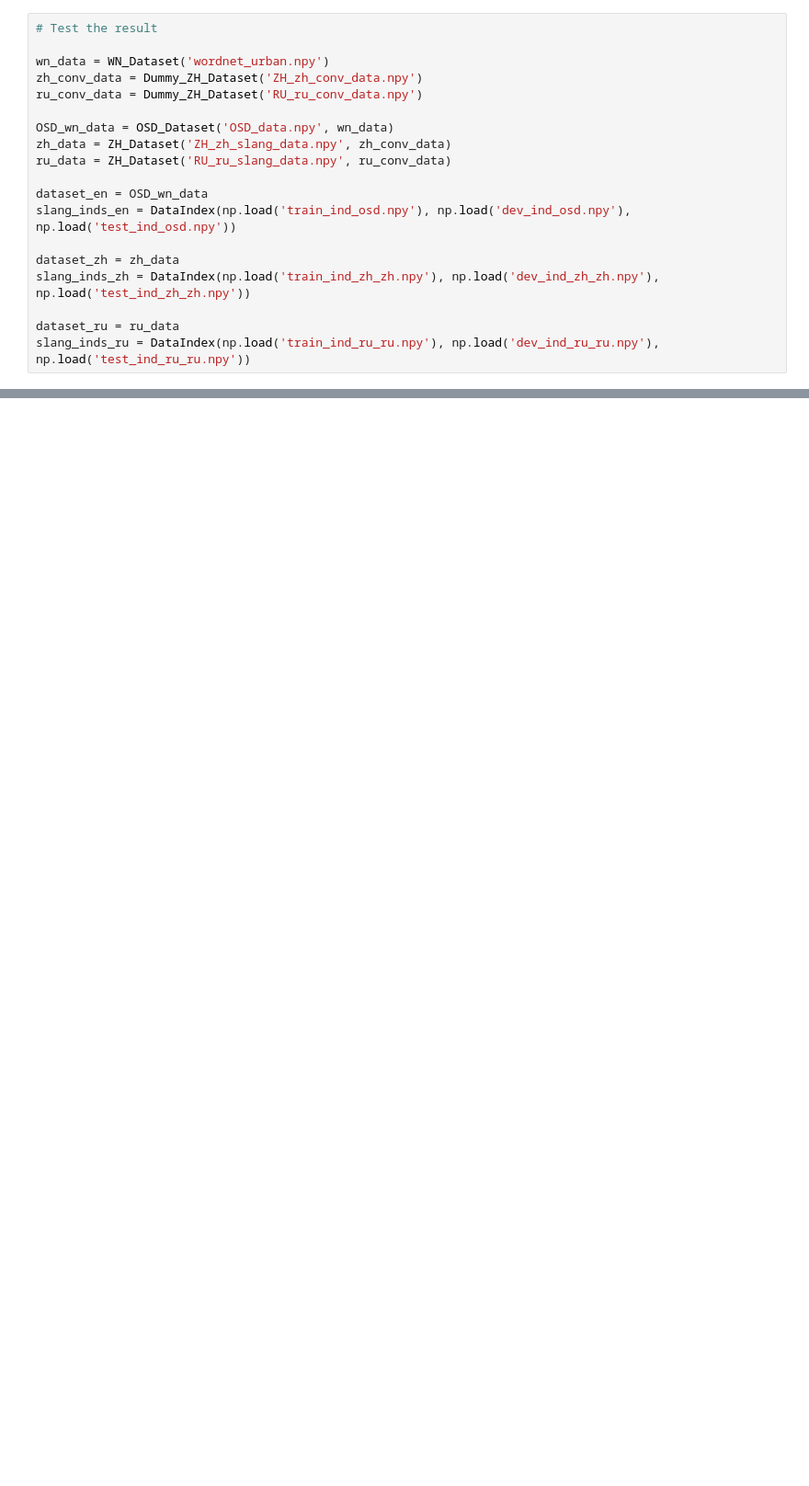
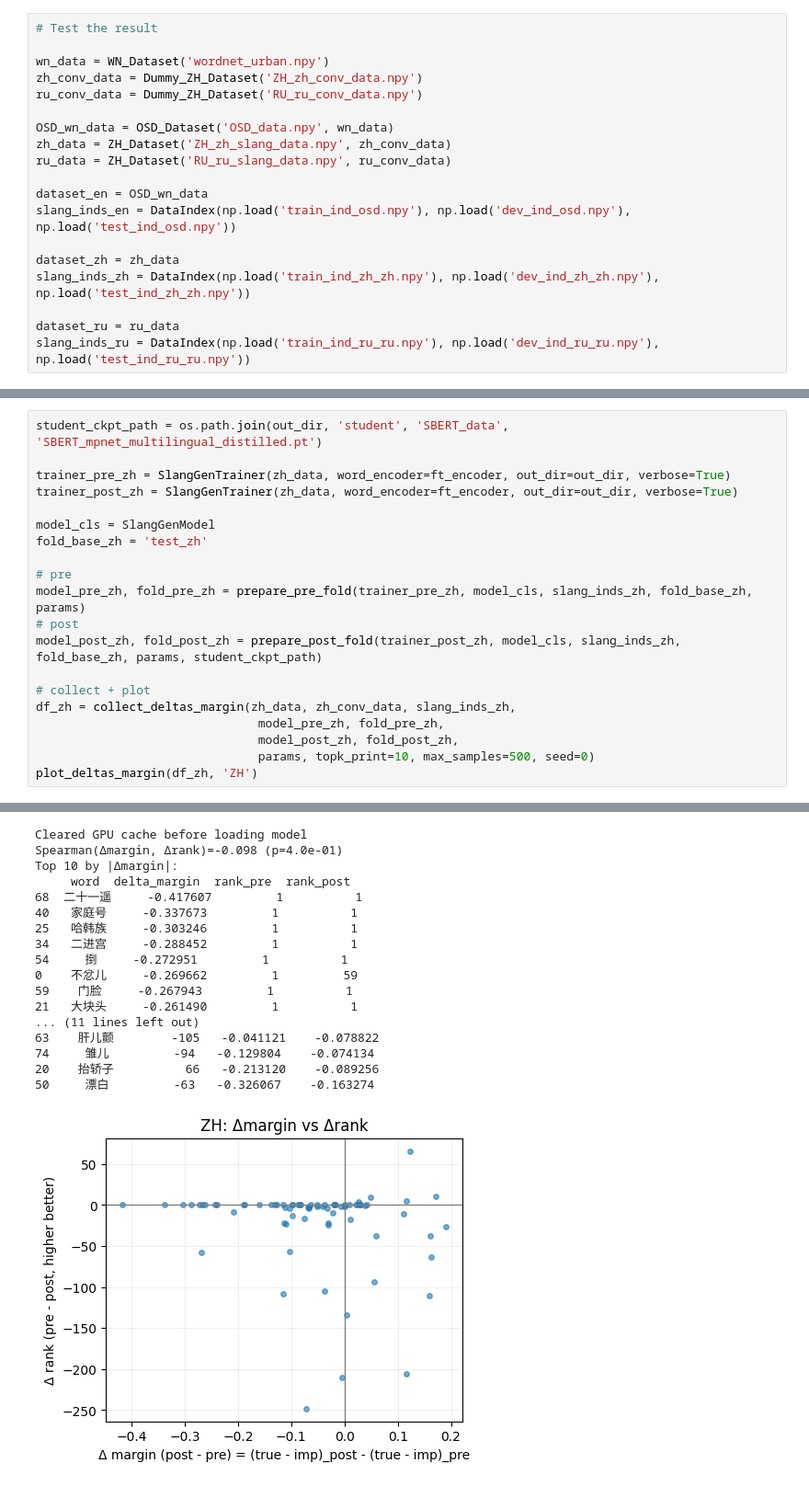
Before and after one commit to Huangtubaye233/Multilingual_Slang, a Jupyter notebook: slanggen/Demo/Multilingual_Distill_Demo.ipynb, the cells around one changed output, grey strips where cells are left out. Shown: that part at 92% size. Cells and saved outputs as stored; diff of their text form; blank space fills up the shorter version.

```diff
--- a/slanggen/Demo/Multilingual_Distill_Demo.ipynb
+++ b/slanggen/Demo/Multilingual_Distill_Demo.ipynb
@@ -545,0 +646,21 @@ RU Pearson(sim, 1/rank): 0.495 (p=3.3e-10)
+# %%
+student_ckpt_path = os.path.join(out_dir, 'student', 'SBERT_data', 'SBERT_mpnet_multilingual_distilled.pt')
+
+trainer_pre_zh = SlangGenTrainer(zh_data, word_encoder=ft_encoder, out_dir=out_dir, verbose=True)
+trainer_post_zh = SlangGenTrainer(zh_data, word_encoder=ft_encoder, out_dir=out_dir, verbose=True)
+
+model_cls = SlangGenModel
+fold_base_zh = 'test_zh'
+
+# pre
+model_pre_zh, fold_pre_zh = prepare_pre_fold(trainer_pre_zh, model_cls, slang_inds_zh, fold_base_zh, params)
+# post
+model_post_zh, fold_post_zh = prepare_post_fold(trainer_post_zh, model_cls, slang_inds_zh, fold_base_zh, params, student_ckpt_path)
+
+# collect + plot
+df_zh = collect_deltas_margin(zh_data, zh_conv_data, slang_inds_zh,
+                               model_pre_zh, fold_pre_zh,
+                               model_post_zh, fold_post_zh,
+                               params, topk_print=10, max_samples=500, seed=0)
+plot_deltas_margin(df_zh, 'ZH')
+# %% [output]
@@ -545,0 +686,18 @@ RU Pearson(sim, 1/rank): 0.495 (p=3.3e-10)
+Cleared GPU cache before loading model
+Spearman(Δmargin, Δrank)=-0.098 (p=4.0e-01)
+Top 10 by |Δmargin|:
+     word  delta_margin  rank_pre  rank_post
+68  二十一遥     -0.417607         1          1
+40   家庭号     -0.337673         1          1
+25   哈韩族     -0.303246         1          1
+34   二进宫     -0.288452         1          1
+54     捯     -0.272951         1          1
+0    不忿儿     -0.269662         1         59
+59    门脸     -0.267943         1          1
+21   大块头     -0.261490         1          1
+... (11 lines left out)
+63    肝儿颤        -105   -0.041121    -0.078822
+74     雏儿         -94   -0.129804    -0.074134
+20    抬轿子          66   -0.213120    -0.089256
+50     漂白         -63   -0.326067    -0.163274
+[figure, added]
```
Also changed, not shown: parts of 21 cells of this notebook, 51 other files.
